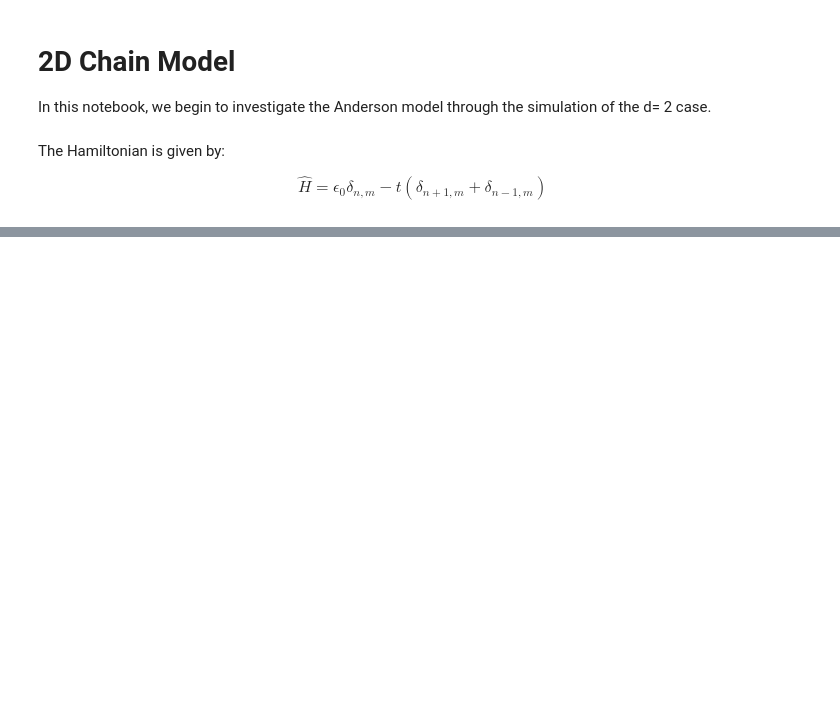
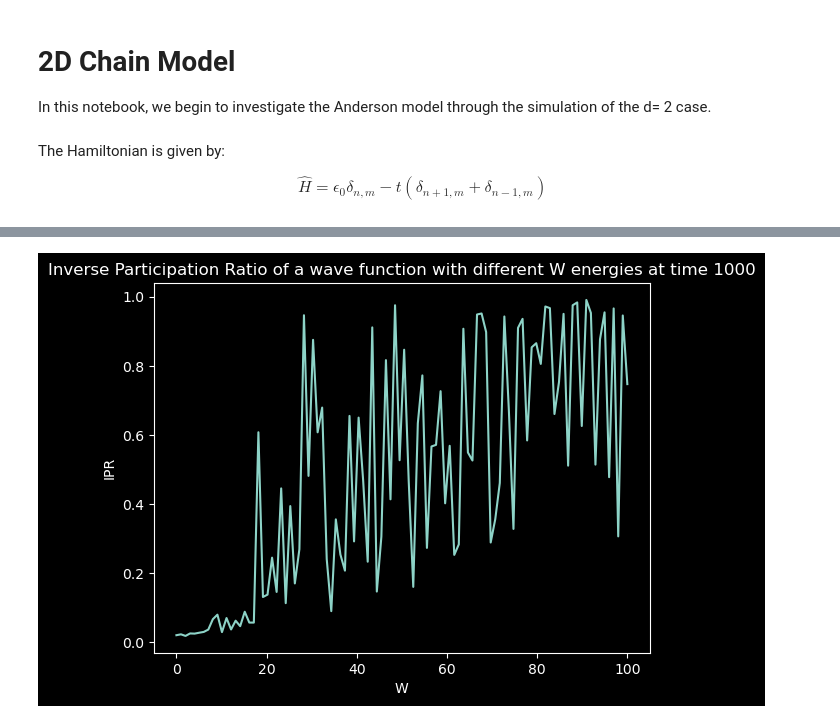
Before and after one commit to ravikoka/qgraph, a Jupyter notebook: randomgraph.ipynb, the cells around one changed output, grey strips where cells are left out. Saved outputs shown, nothing was run; the diff lists cells and outputs as text; code cells hidden in the pictures; blank space fills up the shorter version.

```diff
--- a/randomgraph.ipynb
+++ b/randomgraph.ipynb
@@ -144,0 +149,41 @@ MovieWriter ffmpeg unavailable; using Pillow instead.
+# %%
+n = 100
+psi_0 = np.zeros(n)
+x = np.random.randint(n)
+psi_0[x] = 1
+W = 10
+p = 0.1
+
+def magto4(psi):
+    newpsi = []
+    for x in psi:
+        newpsi.append((abs(x))**4)
+    return sum(newpsi)
+
+def plotlocalization(graph, tmax):
+    hist = torus.solve(tmax, tmax)
+    T = np.linspace(0, tmax, tmax)
+    localizationlist = []
+    for vect in hist:
+        localizationlist.append(magto4(vect))
+    plt.title("Inverse Participation Ratio (measure of localization) of a wave function over time")
+    plt.plot(T, localizationlist)
+
+def localizationfordiffW(Wmax, t, p, n, psi_0, thop):
+    Wlist = np.linspace(0, Wmax, Wmax)
+    localizationmeasure = []
+    for W in Wlist:
+        torus = RandomGraph(p, n, psi_0, [-1*W, W], thop)
+        psi_t = torus.solveatt(t)
+        localizationmeasure.append(magto4(psi_t))
+    plt.xlabel("W")
+    plt.ylabel("IPR")
+    plt.title("Inverse Participation Ratio of a wave function with different W energies at time "+ str(t))
+    plt.plot(Wlist, localizationmeasure)
+
+def localizationfordiffp(prange, pnum, t, n, W, psi_0, thop):
+    plist = np.linspace(prange[0], prange[-1], pnum)
+
+localizationfordiffW(100, 1000, p, n, psi_0, 1)
+# %% [output]
+[figure, added]
```
Also changed, not shown: parts of 4 cells of this notebook, 1 other file.
